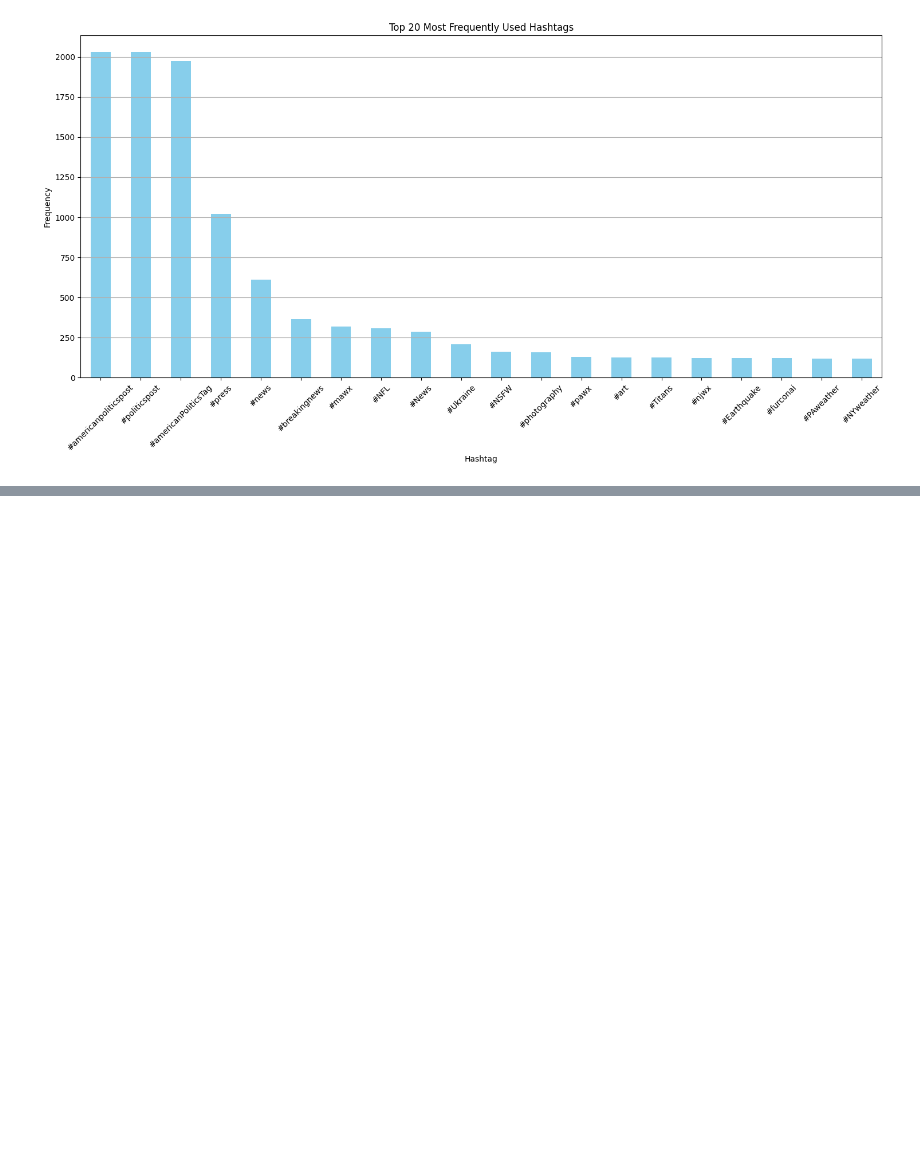
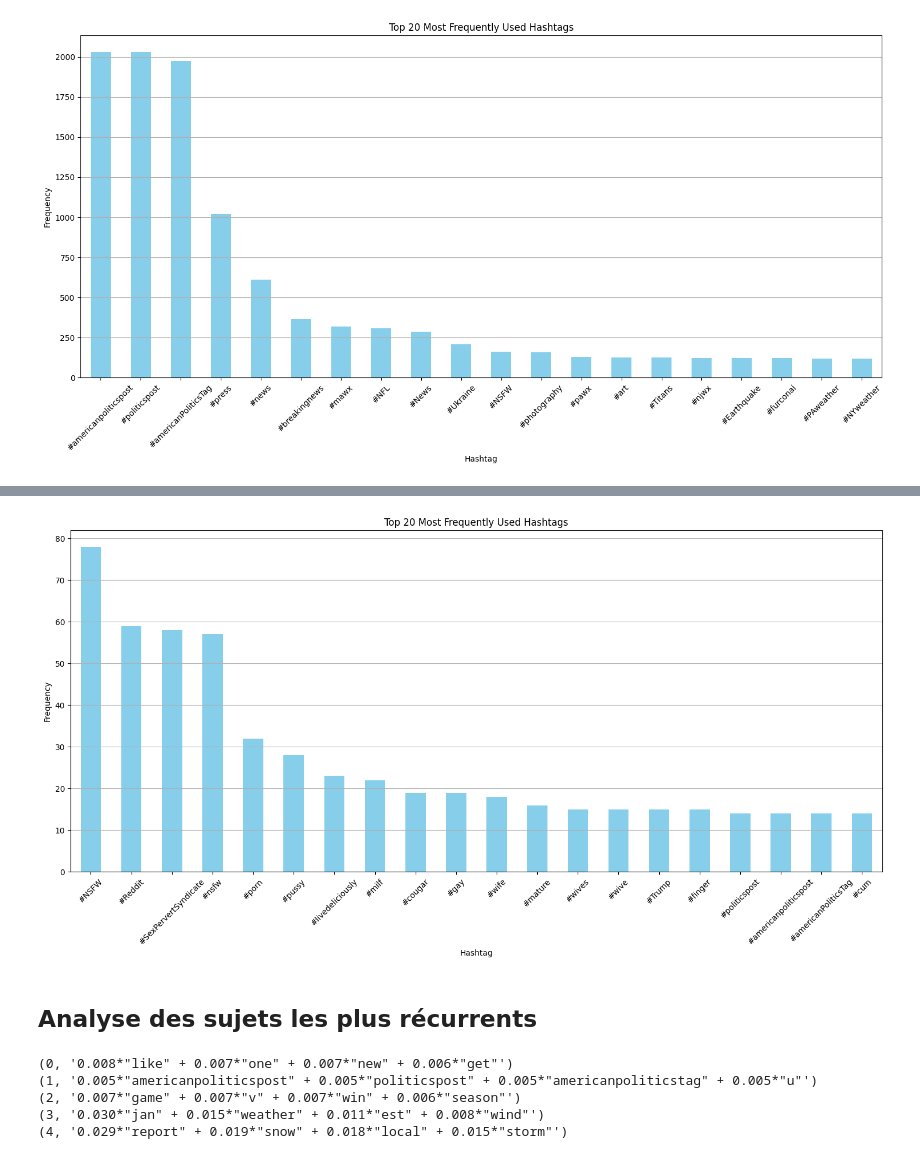
Before and after one commit to Allaa-boutaleb/Mastodon-Offensive-Speech-Detection, a Jupyter notebook: src/notebooks/EDA.ipynb, the cells around one changed output, grey strips where cells are left out. Cells and saved outputs as stored; diff of their text form; code cells hidden in the pictures; blank space fills up the shorter version.

```diff
--- a/src/notebooks/EDA.ipynb
+++ b/src/notebooks/EDA.ipynb
@@ -468,3 +561,19 @@ for emoji, count in most_common_emojis:
 🤦: 37
 ©: 33
 🥶: 32
+# %%
+import emoji
+def extract_emojis(s):
+    return ''.join(c for c in s if c in emoji.EMOJI_DATA)
+df_offensive_label_1['emojis'] = df_offensive_label_1['cleaned_content'].apply(extract_emojis)
+
+all_emojis = ''.join(df_offensive_label_1['emojis'])
+
+# Compter la fréquence de chaque emoji
+emoji_counts = Counter(all_emojis)
+
+# Afficher les 20 emojis les plus fréquents
+most_common_emojis = emoji_counts.most_common(10)
+print("20 Most Frequently Used Emojis:")
+for emoji, count in most_common_emojis:
+    print(f"{emoji}: {count}")
@@ -511,3 +643,13 @@ plt.tight_layout()
 plt.show()
 # %% [output]
 [figure]
+# %%
+# Extract hashtags from the 'content' column
+df_offensive_label_1['hashtags'] = df_offensive_label_1['content'].str.findall(r'#\w+')
+
+# Flatten the list of hashtags and count the occurrences
+hashtag_counts = df_offensive_label_1['hashtags'].explode().value_counts()
+
+# Display the top 20 most frequently used hashtags
+top_hashtags = hashtag_counts.head(20)
+top_hashtags
@@ -513,0 +679,41 @@ plt.show()
+# %%
+# Visualize the top 20 hashtags
+plt.figure(figsize=(15, 8))
+top_hashtags.plot(kind='bar', color='skyblue')
+plt.title('Top 20 Most Frequently Used Hashtags')
+plt.xlabel('Hashtag')
+plt.ylabel('Frequency')
+plt.xticks(rotation=45)
+plt.grid(axis='y')
+plt.tight_layout()
+plt.show()
+# %% [output]
+[figure, added]
+# %% [markdown]
+## Analyse des sujets les plus récurrents
+# %%
+import gensim
+from gensim import corpora
+
+# Créer une liste de listes de tokens pour chaque document
+texts = [word_tokenize(doc) for doc in df_offensive['preprocessed_content']]
+
+# Créer le dictionnaire
+dictionary = corpora.Dictionary(texts)
+
+# Créer le corpus
+corpus = [dictionary.doc2bow(text) for text in texts]  # Chaque 'text' est une liste de tokens d'un document
+
+# Application de LDA
+lda_model = gensim.models.ldamodel.LdaModel(corpus, num_topics=5, id2word=dictionary, passes=15)
+
+# Affichage des sujets
+topics = lda_model.print_topics(num_words=4)
+for topic in topics:
+    print(topic)
+# %% [output]
+(0, '0.008*"like" + 0.007*"one" + 0.007*"new" + 0.006*"get"')
+(1, '0.005*"americanpoliticspost" + 0.005*"politicspost" + 0.005*"americanpoliticstag" + 0.005*"u"')
+(2, '0.007*"game" + 0.007*"v" + 0.007*"win" + 0.006*"season"')
+(3, '0.030*"jan" + 0.015*"weather" + 0.011*"est" + 0.008*"wind"')
+(4, '0.029*"report" + 0.019*"snow" + 0.018*"local" + 0.015*"storm"')
```
Also changed, not shown: parts of 9 cells of this notebook, 2 other files.
